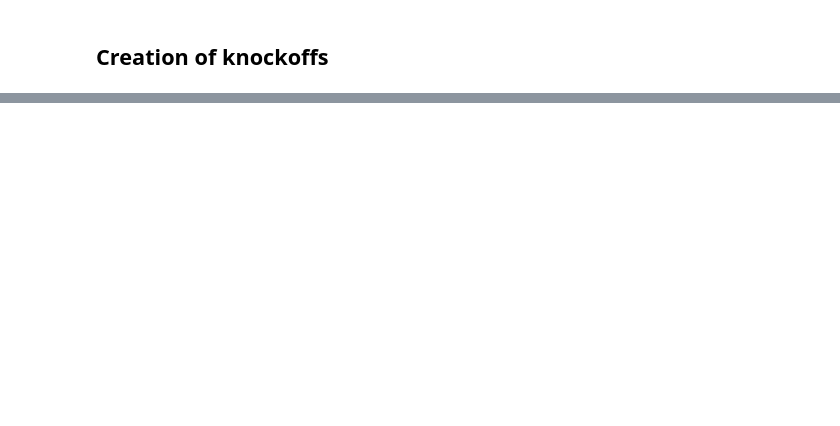
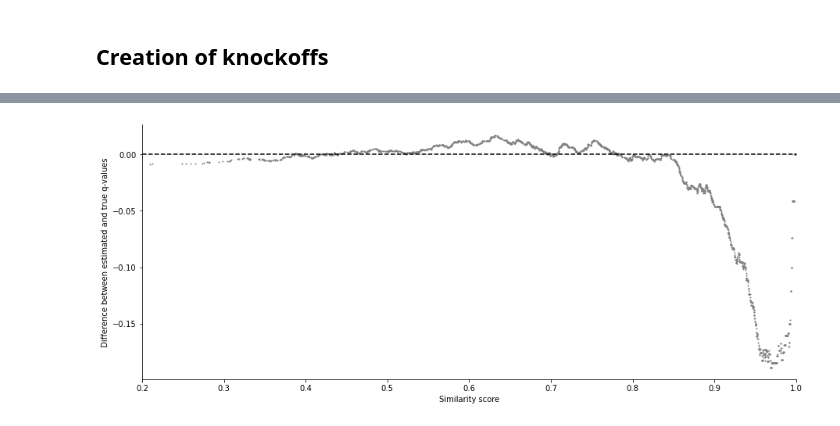
Before and after one commit to nitrozyna/FDR-Metabolomics, a Jupyter notebook: notebooks/knockoffs_lcms.ipynb, the cells around one changed output, grey strips where cells are left out. Cells and saved outputs as stored; diff of their text form; code cells hidden in the pictures; blank space fills up the shorter version.

```diff
--- a/notebooks/knockoffs_lcms.ipynb
+++ b/notebooks/knockoffs_lcms.ipynb
@@ -118 +142,31 @@ Embedding vector size: 170
+# %%
+import pylab as plt
+
+# plot estimated and true q-values
+def combine_true_est_2(q_val_true,q_val_est):
+    res = []
+    q_idx = 0
+    for q_e, _, score in q_val_est:
+        while q_idx < len(q_val_true)-1 and q_val_true[q_idx+1][2] >= score:
+            q_idx += 1
+        res.append((score, q_e-q_val_true[q_idx][0]))
+    return res
+
+def plot_q_vals3(trues, knockoffs):
+    fig, ax = plt.subplots(figsize=(15,6))
+    for label, knockoff in knockoffs.items():
+            scores, ys = zip(*combine_true_est_2(q_list_true, knockoff))
+            plt.plot(scores,ys, 'o', color='gray', markersize=1, label=label)
+    plt.plot([0.2,1.0], [0,0], 'k--')
+    plt.xlabel('Similarity score')
+    plt.ylabel('Difference between estimated and true q-values')
+
+    ax.spines['right'].set_visible(False)
+    ax.spines['top'].set_visible(False)
+    plt.xlim([0.2, 1.0])
+
+
+plot_q_vals3(q_list_true,q_list_knockoffs)
+# %% [output]
+[figure, added]
 # %%
```
Also changed, not shown: parts of 20 cells of this notebook.
